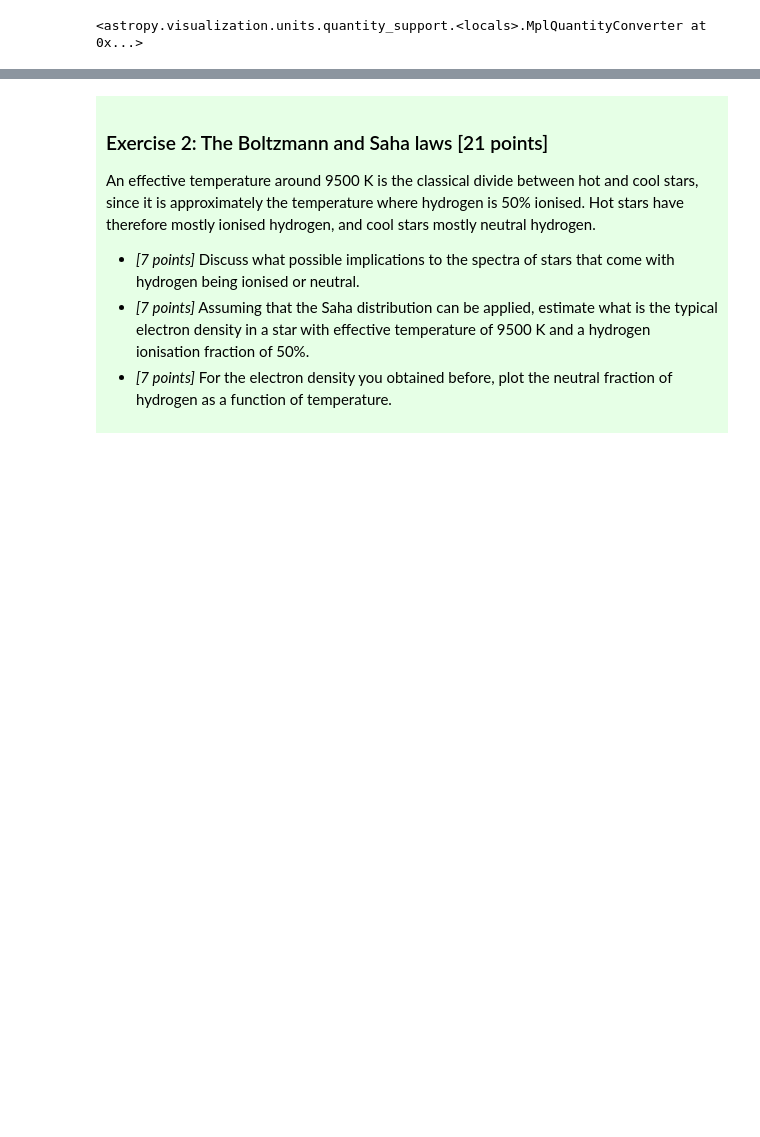
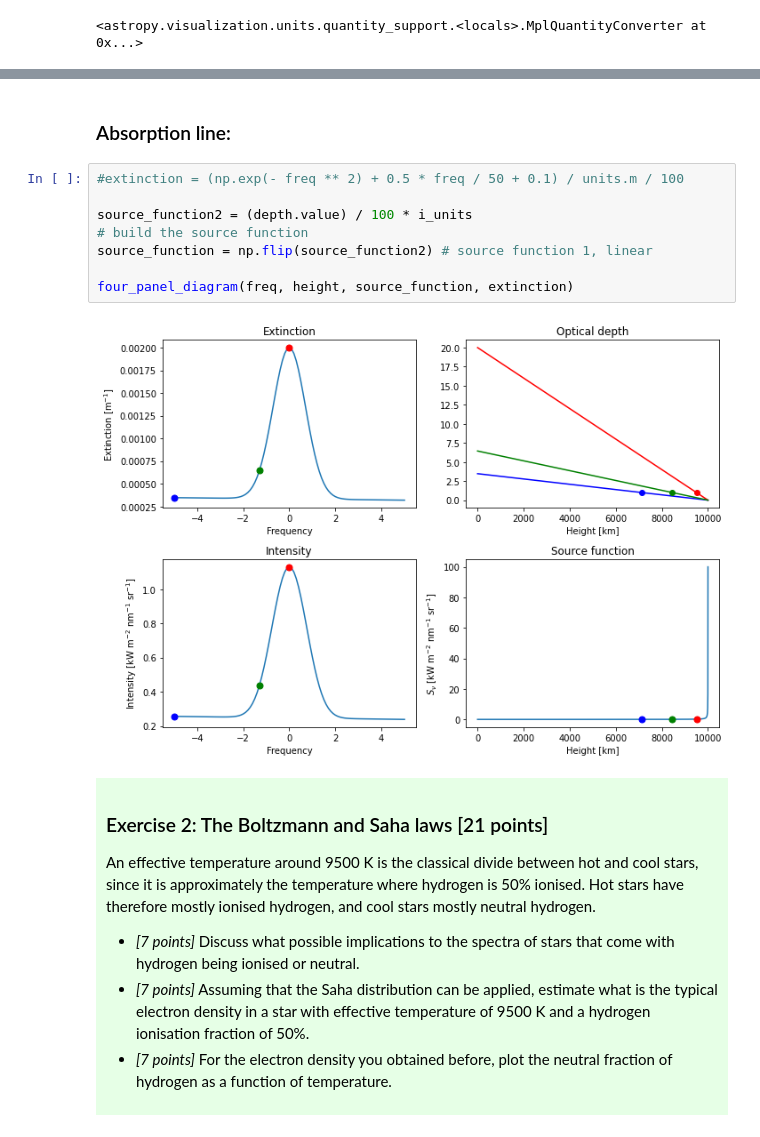
Before and after one commit to Rachelstiansen/AST4310, a Jupyter notebook: project work/project1/project1_student.ipynb, the cells around one changed output, grey strips where cells are left out. Cells and saved outputs as stored; diff of their text form; blank space fills up the shorter version.

```diff
--- a/project work/project1/project1_student.ipynb
+++ b/project work/project1/project1_student.ipynb
@@ -104,3 +110,15 @@ four_panel_diagram(freq, height, source_function, extinction)
+# %% [markdown]
+### Absorption line:
+# %%
+#extinction = (np.exp(- freq ** 2) + 0.5 * freq / 50 + 0.1) / units.m / 100
+
+source_function2 = (depth.value) / 100 * i_units
+# build the source function
+source_function = np.flip(source_function2) # source function 1, linear
+
+four_panel_diagram(freq, height, source_function, extinction)
+# %% [output]
+[figure, added]
 # %% [markdown]
 <div style="background-color:#e6ffe6; padding:10px; border-style:
 solid;; border-color:#00e600; border-width:1px">
```
Also changed, not shown: parts of 4 cells of this notebook.
